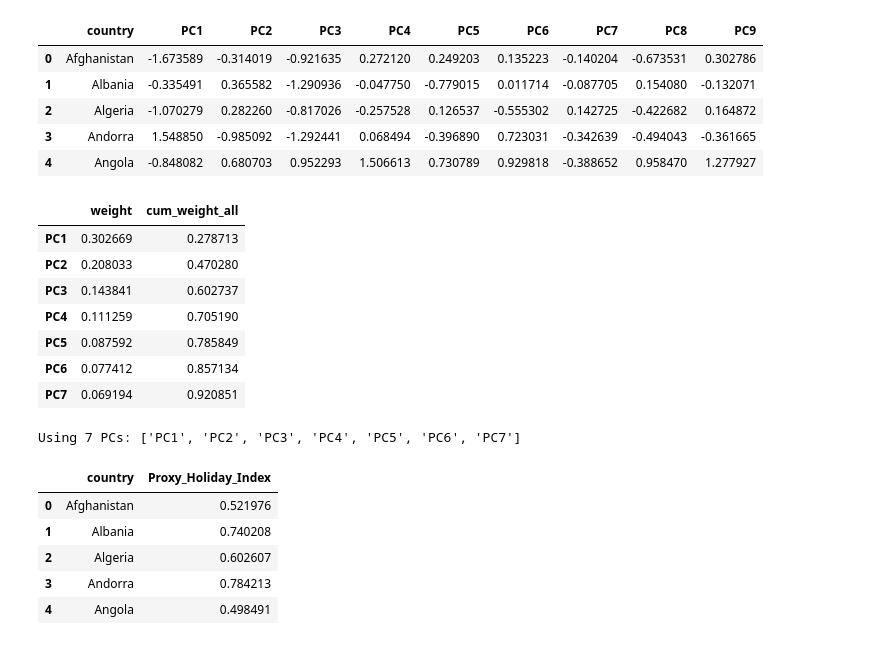
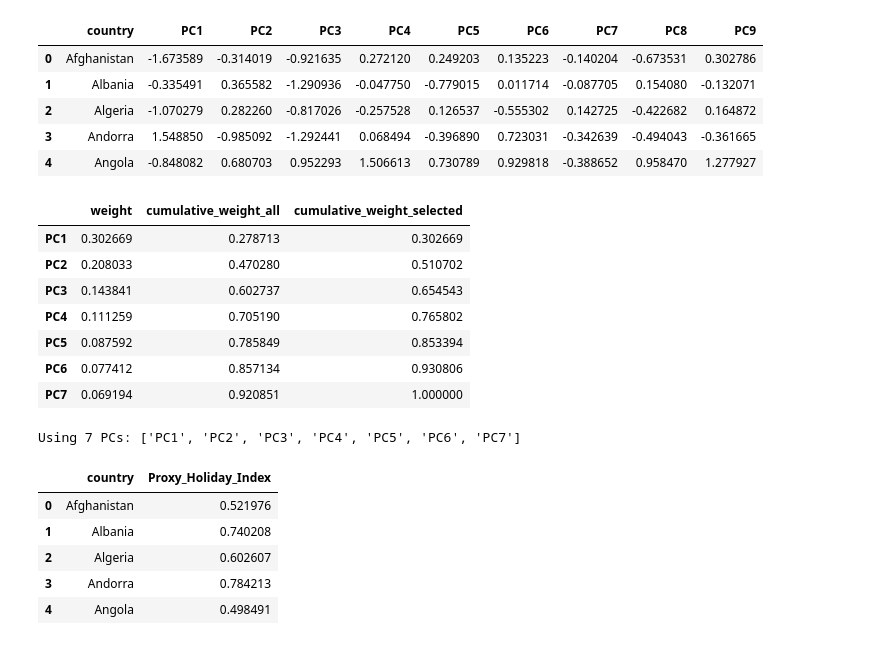
Before and after one commit to JdcStig/JamieDuffyCreagh_DAV_CA_Holiday, a Jupyter notebook: CA/Holiday/Indexes/index_sweetspot_holiday_pca.ipynb, the cells around one changed output. Drawn from its saved outputs; the diff is of its cells as text; code cells hidden in the pictures.

```diff
--- a/CA/Holiday/Indexes/index_sweetspot_holiday_pca.ipynb
+++ b/CA/Holiday/Indexes/index_sweetspot_holiday_pca.ipynb
@@ -27,41 +36,47 @@ Rows: 170, PCA columns: 9
 | 3 | Andorra | 1.548850 | -0.985092 | -1.292441 | 0.068494 | -0.396890 | 0.723031 | -0.342639 | -0.494043 | -0.361665 |
 | 4 | Angola | -0.848082 | 0.680703 | 0.952293 | 1.506613 | 0.730789 | 0.929818 | -0.388652 | 0.958470 | 1.277927 |
 # %%
-# 1) Estimate each PC importance from its variance in the score table
-# Higher variance usually means that component captures more structure in the data
+# STEP 1: Decide how important each PC is
+# I use variance of PCA scores as a proxy for explained importance.
 pc_variance = pca_df[pc_cols].var(ddof=0)
 pc_weight_all = pc_variance / pc_variance.sum()
 
-# Keep leading PCs until cumulative contribution reaches ~90%
-# Reason: this keeps most information while avoiding very small/noisy trailing components
-# originaly I cut off all data after PCA6 , which captured 83% but im going to set it to 90% to try
-# capture as mu
-cum = pc_weight_all.cumsum()
-selected_pcs = cum[cum <= 0.90].index.tolist()
+# Keep leading PCs until it covers about 90% of total information. Originally i wanted 80% but since I
+# want this index to be the most accurate im increasing the threshold to 90% to include more PCs.
+cumulative = pc_weight_all.cumsum()
+selected_pcs = cumulative[cumulative <= 0.90].index.tolist()
 if not selected_pcs:
     selected_pcs = [pc_cols[0]]
 
-# Include one extra PC just past the threshold for stability
+# Also include the first PC after the threshold for stability.
 if selected_pcs[-1] != pc_cols[min(len(selected_pcs), len(pc_cols) - 1)]:
     next_idx = len(selected_pcs)
     if next_idx < len(pc_cols):
         selected_pcs.append(pc_cols[next_idx])
 
-# Re-normalize weights so selected PCs sum to 1
+# Renormalize selected-PC weights so they sum to 1.
 weights = pc_weight_all[selected_pcs]
 weights = weights / weights.sum()
 
-weight_table = pd.DataFrame({"weight": weights, "cum_weight_all": pc_weight_all[selected_pcs].cumsum()})
+# Two cumulative columns are shown on purpose:
+# - cumulative_weight_all: progress on original full-scale variance
+# - cumulative_weight_selected: progress on renormalized selected weights
+weight_table = pd.DataFrame({
+    "weight": weights,
+    "cumulative_weight_all": pc_weight_all[selected_pcs].cumsum(),
+})
+weight_table["cumulative_weight_selected"] = weight_table["weight"].cumsum()
+
 display(weight_table)
 print(f"Using {len(selected_pcs)} PCs: {selected_pcs}")
 # %% [output]
-|  | weight | cum_weight_all |
-| PC1 | 0.302669 | 0.278713 |
-| PC2 | 0.208033 | 0.470280 |
-| PC3 | 0.143841 | 0.602737 |
-| PC4 | 0.111259 | 0.705190 |
-| PC5 | 0.087592 | 0.785849 |
-| PC6 | 0.077412 | 0.857134 |
-| PC7 | 0.069194 | 0.920851 |
+|  | weight | cumulative_weight_all | cumulative_weight_selected |
+| PC1 | 0.302669 | 0.278713 | 0.302669 |
+| PC2 | 0.208033 | 0.470280 | 0.510702 |
+| PC3 | 0.143841 | 0.602737 | 0.654543 |
+| PC4 | 0.111259 | 0.705190 | 0.765802 |
+| PC5 | 0.087592 | 0.785849 | 0.853394 |
+| PC6 | 0.077412 | 0.857134 | 0.930806 |
+| PC7 | 0.069194 | 0.920851 | 1.000000 |
 Using 7 PCs: ['PC1', 'PC2', 'PC3', 'PC4', 'PC5', 'PC6', 'PC7']
 # %%
```
Also changed, not shown: parts of 6 cells of this notebook, 4 other files.
